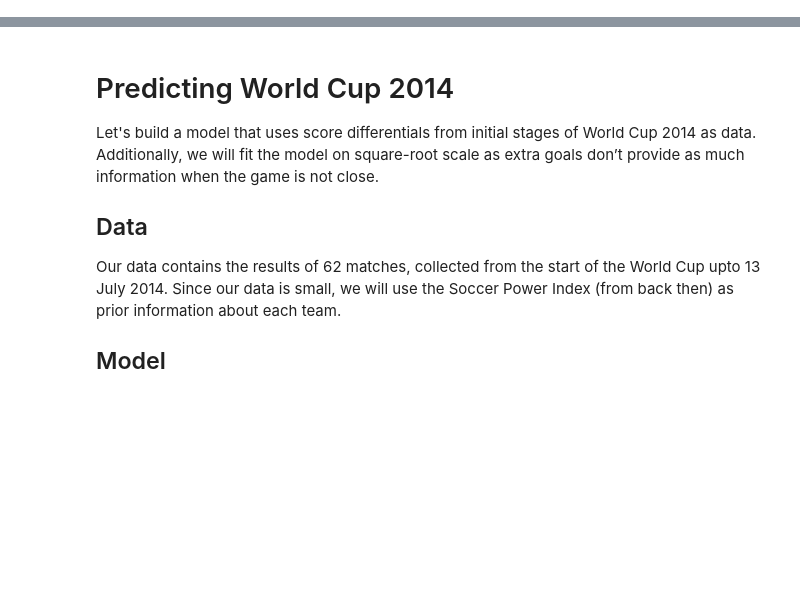
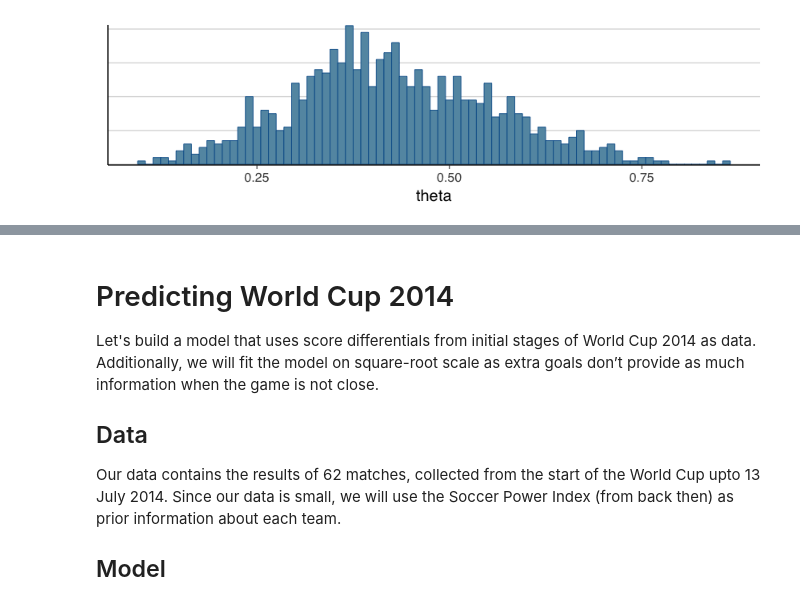
Before and after one commit to Data-Science-FMI/introduction-to-data-science-2017, a Jupyter notebook: labs/lab_2/football_prediction.ipynb, the cells around one changed output, grey strips where cells are left out. Drawn from its saved outputs; the diff is of its cells as text; code cells hidden in the pictures; blank space fills up the shorter version.

```diff
--- a/labs/lab_2/football_prediction.ipynb
+++ b/labs/lab_2/football_prediction.ipynb
@@ -0,0 +80,4 @@
+# %%
+mcmc_hist(posterior, pars = "theta", binwidth = 0.01) + theme_hc()
+# %% [output]
+[figure, added]
```
Also changed, not shown: parts of 25 cells of this notebook, 1 other file.
